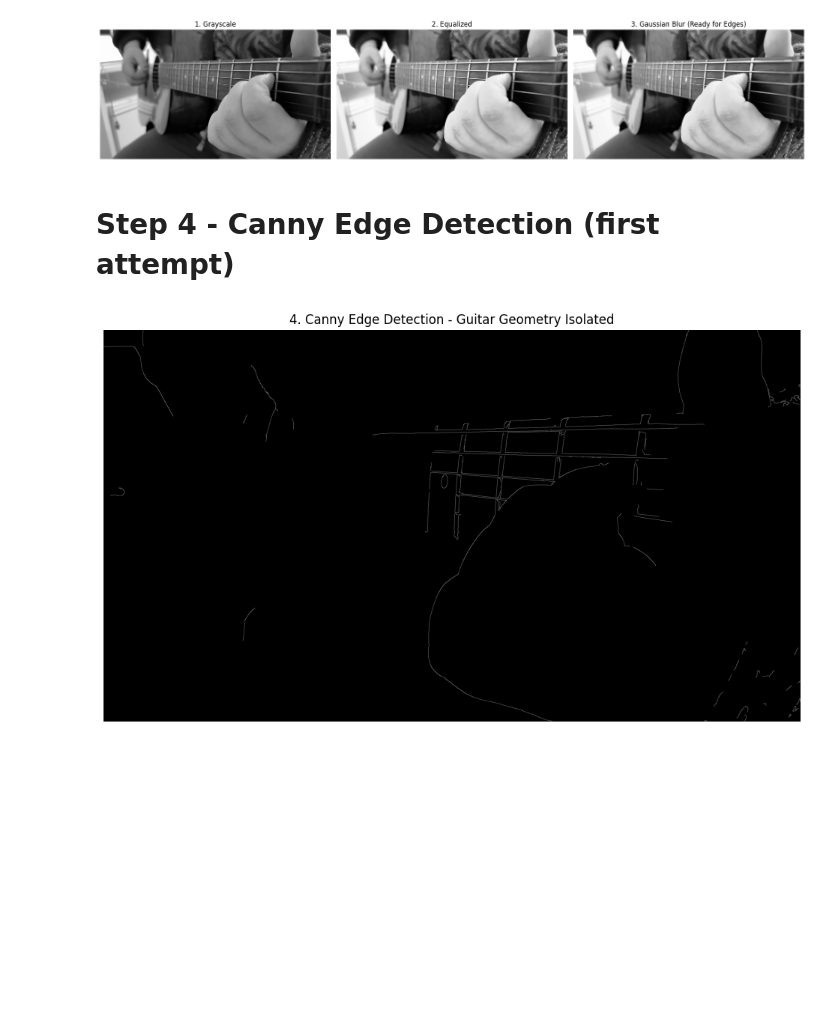
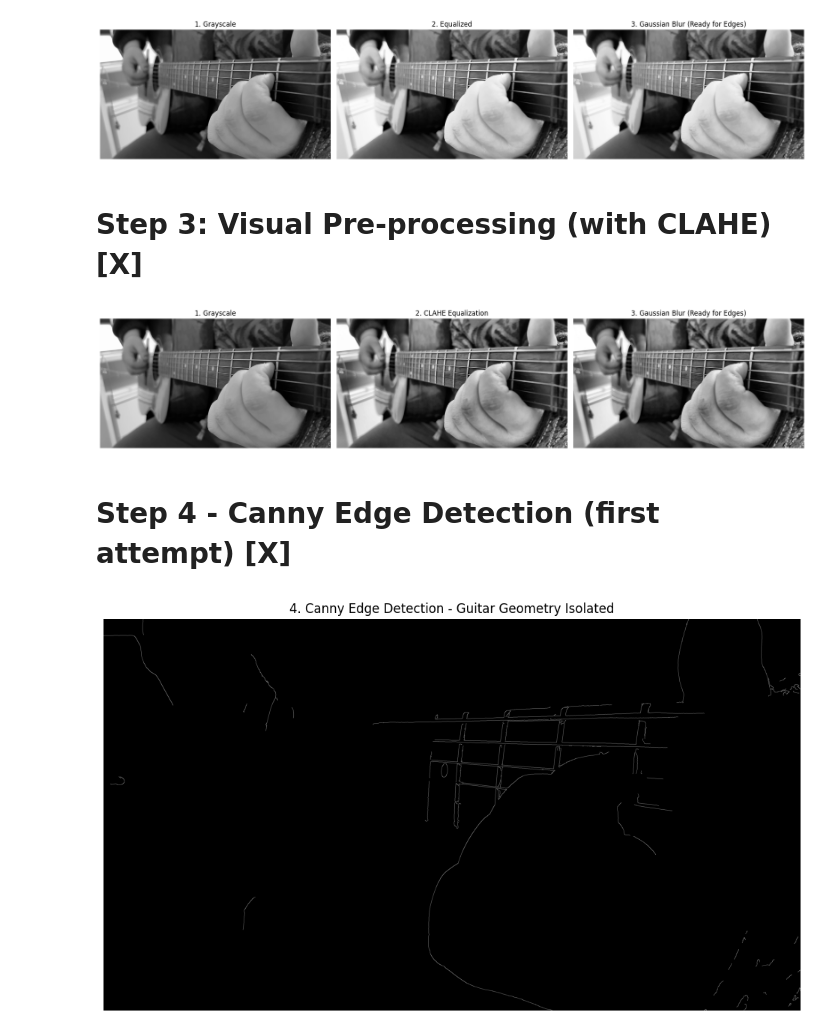
Before and after one commit to xrushofblood/Guitar-Chords-Recognition, a Jupyter notebook: notebooks/01_data_exploration.ipynb, the cells around one changed output. Cells and saved outputs as stored; diff of their text form; code cells hidden in the pictures; blank space fills up the shorter version.

```diff
--- a/notebooks/01_data_exploration.ipynb
+++ b/notebooks/01_data_exploration.ipynb
@@ -115,8 +115,41 @@ plt.tight_layout()
 plt.show()
 # %% [output]
 [figure]
+# %% [markdown]
+# Step 3: Visual Pre-processing (with CLAHE) [X]
+# %%
+# 1. Convert the original BGR frame to Grayscale
+gray_frame = cv2.cvtColor(frame, cv2.COLOR_BGR2GRAY)
+
+# 2. Inizializziamo e applichiamo il CLAHE (Contrast Limited Adaptive Histogram Equalization)
+# clipLimit controlla il limite del contrasto (2.0 è lo standard), tileGridSize divide l'immagine in quadratini 8x8
+clahe = cv2.createCLAHE(clipLimit=2.0, tileGridSize=(8,8))
+equalized_frame = clahe.apply(gray_frame)
+
+# 3. Apply Gaussian Blur to reduce high-frequency noise
+blurred_frame = cv2.GaussianBlur(equalized_frame, (5, 5), 0)
+
+# 4. Display the processing steps side-by-side for comparison
+fig, axes = plt.subplots(1, 3, figsize=(18, 6))
+
+axes[0].imshow(gray_frame, cmap='gray')
+axes[0].set_title('1. Grayscale')
+axes[0].axis('off')
+
+axes[1].imshow(equalized_frame, cmap='gray')
+axes[1].set_title('2. CLAHE Equalization')
+axes[1].axis('off')
+
+axes[2].imshow(blurred_frame, cmap='gray')
+axes[2].set_title('3. Gaussian Blur (Ready for Edges)')
+axes[2].axis('off')
+
+plt.tight_layout()
+plt.show()
+# %% [output]
+[figure, added]
 # %% [markdown]
-# Step 4 - Canny Edge Detection (first attempt)
+# Step 4 - Canny Edge Detection (first attempt) [X]
 # %%
 # 1. Apply Canny Edge Detection to the pre-processed frame
 # The thresholds (lower=50, upper=150) are standard starting points.
```
Also changed, not shown: parts of 5 cells of this notebook, 1 other file.
